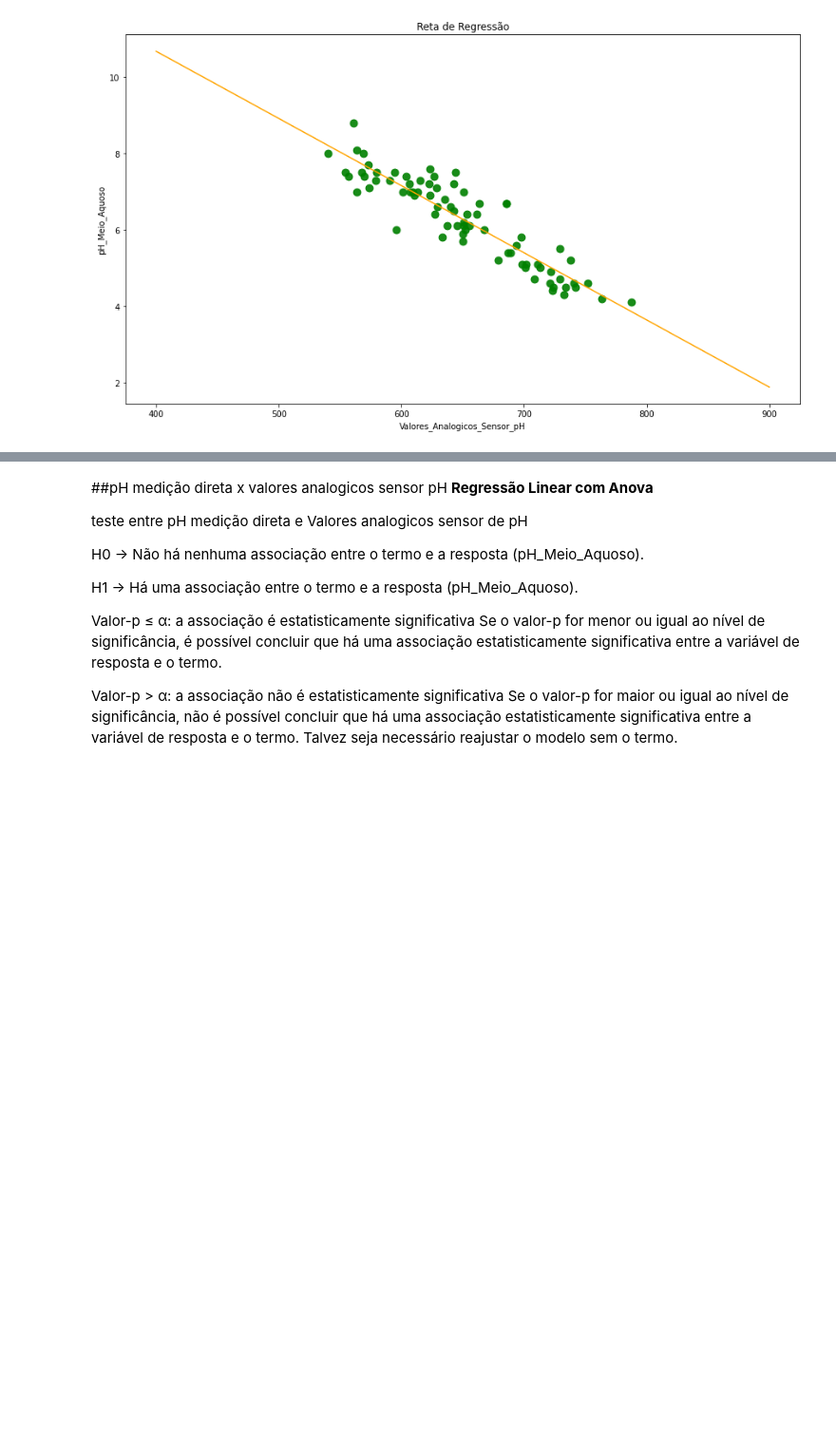
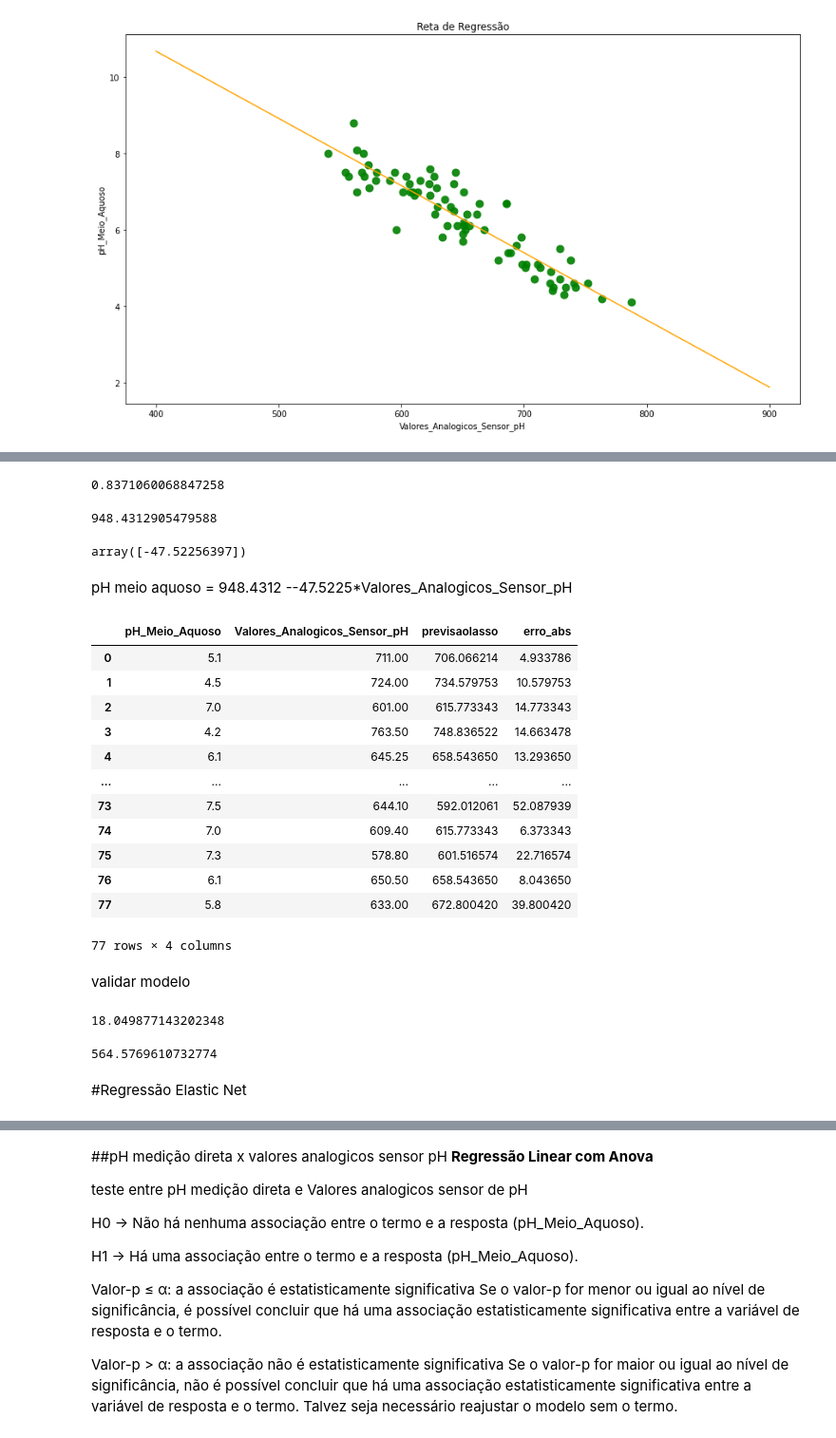
Before and after one commit to SauloHenriqueAguiar/AnalisedosDadosPH, a Jupyter notebook: AnalisedosDadosSensorPH.ipynb, the cells around one changed output, grey strips where cells are left out. Shown at 95% size. Cells and saved outputs as stored; diff of their text form; code cells hidden in the pictures; blank space fills up the shorter version.

```diff
--- a/AnalisedosDadosSensorPH.ipynb
+++ b/AnalisedosDadosSensorPH.ipynb
@@ -623,0 +773,20 @@ plt.show()
+# %%
+x1= df2.iloc[ : , 0:1].values
+y1= df2.iloc[ : , 1].values
+# %%
+#deve-se escolher o melhor parametro de regularização(Alpha)
+modelo_lasso = Lasso(alpha= 0.01)
+modelo_lasso.fit(x1, y1)
+modelo_lasso.score(x1, y1)
+# %% [output]
+0.8371060068847258
+# %%
+modelo_lasso.intercept_
+# %% [output]
+948.4312905479588
+# %%
+modelo_lasso.coef_
+# %% [output]
+array([-47.52256397])
+# %% [markdown]
+pH meio aquoso = 948.4312 --47.5225*Valores_Analogicos_Sensor_pH
@@ -623,0 +795,36 @@ plt.show()
+# %%
+df2['previsaolasso'] = modelo_lasso.predict(x1)
+# %%
+df2['erro_abs'] = abs (df2.Valores_Analogicos_Sensor_pH - df2.previsaolasso)
+# %%
+df2
+# %% [output]
+|  | pH_Meio_Aquoso | Valores_Analogicos_Sensor_pH | previsaolasso | erro_abs |
+| 0 | 5.1 | 711.00 | 706.066214 | 4.933786 |
+| 1 | 4.5 | 724.00 | 734.579753 | 10.579753 |
+| 2 | 7.0 | 601.00 | 615.773343 | 14.773343 |
+| 3 | 4.2 | 763.50 | 748.836522 | 14.663478 |
+| 4 | 6.1 | 645.25 | 658.543650 | 13.293650 |
+| ... | ... | ... | ... | ... |
+| 73 | 7.5 | 644.10 | 592.012061 | 52.087939 |
+| 74 | 7.0 | 609.40 | 615.773343 | 6.373343 |
+| 75 | 7.3 | 578.80 | 601.516574 | 22.716574 |
+| 76 | 6.1 | 650.50 | 658.543650 | 8.043650 |
+| 77 | 5.8 | 633.00 | 672.800420 | 39.800420 |
+77 rows × 4 columns
+# %% [markdown]
+validar modelo
+# %%
+#Erro Absoluto Médio(MAE)
+from sklearn.metrics import mean_absolute_error
+mean_absolute_error(df2.Valores_Analogicos_Sensor_pH, df2.previsaolasso)
+# %% [output]
+18.049877143202348
+# %%
+#Erro médio Quadrático(MSE)
+from sklearn.metrics import mean_squared_error
+mean_squared_error(df2.Valores_Analogicos_Sensor_pH, df2.previsaolasso)
+# %% [output]
+564.5769610732774
+# %% [markdown]
+#Regressão Elastic Net
```
Also changed, not shown: parts of 47 cells of this notebook.
